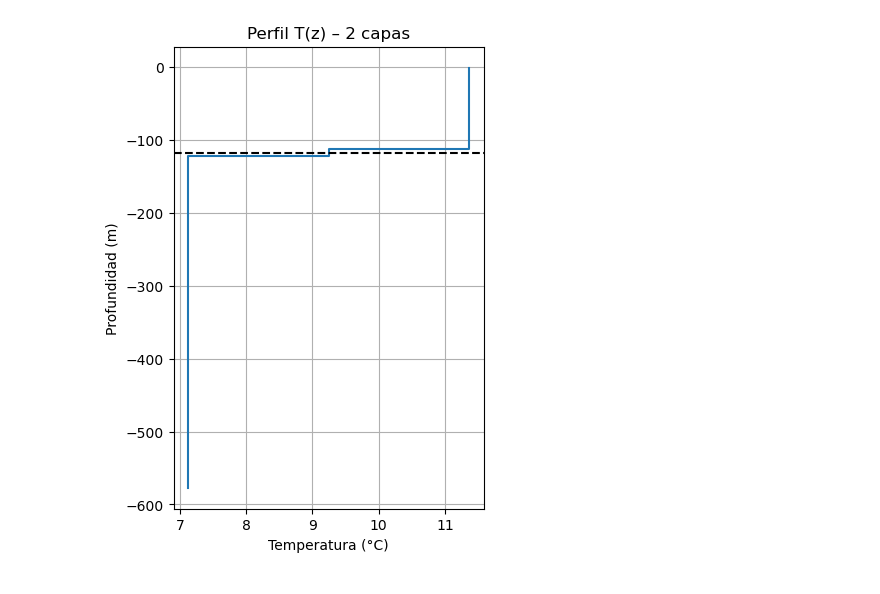
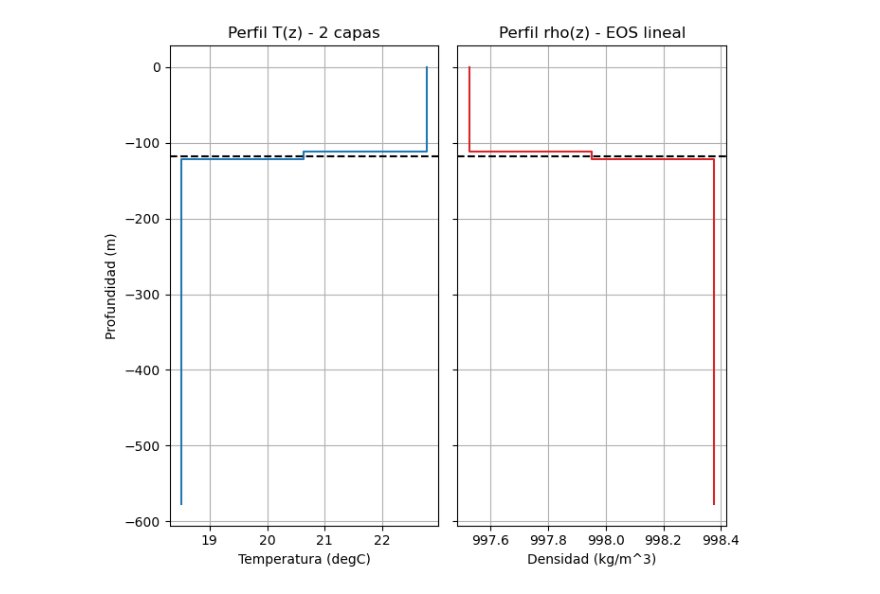
Before and after one commit to Estebanovich/BayIW_Rectan_2layer, a Jupyter notebook: input/make_T_S_bin_2Layer.ipynb, the cells around one changed output. Cells and saved outputs as stored; diff of their text form; code cells hidden in the pictures.

```diff
--- a/input/make_T_S_bin_2Layer.ipynb
+++ b/input/make_T_S_bin_2Layer.ipynb
@@ -1,30 +1,37 @@
 # %%
 """
 Genera binarios MITgcm (T y S) para un perfil de DOS CAPAS
-  - Capa 1: ρ1 = 997.527 kg/m³   (T1 calculada)
-  - Capa 2: ρ2 = 998.377 kg/m³   (T2 calculada)
-  - Interface a z*= +117.52499 m (profundidades positivas hacia abajo)
-Salinidad = 0 psu (se ignora porque sBeta = 0 y saltStepping=.FALSE.)
+  - Capa 1: rho1 = 997.527 kg/m^3   (T1 calculada)
+  - Capa 2: rho2 = 998.377 kg/m^3   (T2 calculada)
+  - Interface a z* = 117.52499 m (profundidades positivas hacia abajo)
+Usa EOS LINEAR del MITgcm con sBeta=0 (densidad depende solo de T).
 """
 
 import numpy as np
 import matplotlib.pyplot as plt
 from pathlib import Path
 
-# ── CONSTANTES DEL MODELO ───────────────────────────────────────
+# --- CONSTANTES DEL MODELO (tomadas de data) ----------------------------
 RHO0  = 999.8       # kg m-3   (rhoNil)
-ALPHA = 2.0e-4      # °C-1     (tAlpha)
+ALPHA = 2.0e-4      # 1/degC   (tAlpha)
+SBETA = 0.0         #          (sBeta)
+TREF  = 11.4        # degC     (tRef constante en data)
+SREF  = 0.0         # psu      (sRef constante en data)
 
-# ── 1. Funciones auxiliares ─────────────────────────────────────
-def rho_to_temp(rho):
-    """Convierte densidad deseada a temperatura usando ρ = ρ0 - ρ0 α T."""
-    return (RHO0 - rho) / (RHO0 * ALPHA)
+# --- 1. Funciones auxiliares --------------------------------------------
+def rho_linear(T, S=SREF):
+    """EOS lineal MITgcm (densidad absoluta)."""
+    return RHO0 * (1.0 + SBETA * (S - SREF) - ALPHA * (T - TREF))
+
+def rho_to_temp(rho_abs, S=SREF):
+    """Convierte densidad deseada a temperatura usando EOS lineal."""
+    return TREF + (1.0 + SBETA * (S - SREF) - rho_abs / RHO0) / ALPHA
 
 def write_binary_3d(field_1d, nx, ny, fname):
-    """Replica un vector (nz,) → (nz,ny,nx) y lo escribe big-endian float64."""
+    """Replica un vector (nz,) -> (nz,ny,nx) y lo escribe big-endian float64."""
     np.tile(field_1d[:, None, None], (1, ny, nx)).astype('>f8').tofile(fname)
 
-# ── 2. Geometría vertical (delR → RC) ───────────────────────────
+# --- 2. Geometria vertical (delR -> RC) ----------------------------------
 delR = np.array([
     1.0,1.1,1.2,1.3,1.4,1.5,1.6,1.7,1.9,
     2.0,2.2,2.4,2.6,2.8,3.0,3.2,3.5,
@@ -33,23 +40,23 @@ delR = np.array([
     13.2,14.3,15.4,16.7,18.0,19.5,21.1,22.8,
     24.6,26.6,28.8,31.1,33.7,36.4,39.3,42.5,
     45.8])
-R_faces = np.r_[0, delR.cumsum()]          # caras
-RC      = 0.5 * (R_faces[:-1] + R_faces[1:])  # centros de celda (+abajo)
+R_faces = np.r_[0, delR.cumsum()]
+RC = 0.5 * (R_faces[:-1] + R_faces[1:])
 
-# ── 3. Parámetros de la capa ────────────────────────────────────
-rho1, rho2     = 997.527, 998.377          # kg m-3
-z_interface    = 117.52499                 # m  (positivos hacia abajo)
+# --- 3. Parametros de la capa -------------------------------------------
+rho1, rho2 = 997.527, 998.377
+z_interface = 117.52499
 
 T1, T2 = rho_to_temp(rho1), rho_to_temp(rho2)
-print(f"T1 = {T1:.2f} °C   T2 = {T2:.2f} °C")
+print(f"T1 = {T1:.2f} degC   T2 = {T2:.2f} degC")
 
-# ── 4. Construir perfil T(z) de dos capas ───────────────────────
-T = np.where(RC < z_interface, T1, T2)     # superior = RC menor
-
-# salinidad dummy
+# --- 4. Construir perfil T(z) de dos capas ------------------------------
+T = np.where(RC < z_interface, T1, T2)
 S = np.zeros_like(T)
 
-# ── 5. Guardar binarios ─────────────────────────────────────────
+rho_profile = rho_linear(T, S)
+
+# --- 5. Guardar binarios ------------------------------------------------
 nx, ny, nz = 560, 352, len(RC)
 outdir = Path("profiles_2layer")
 outdir.mkdir(exist_ok=True)
@@ -59,12 +66,21 @@ write_binary_3d(S, nx, ny, outdir / f"S_dummy_{nz}z_{nx}x{ny}.bin")
 
 print("Binarios escritos en:", outdir.resolve())
 
-# ── 6. (Opcional) Visualización rápida ──────────────────────────
-plt.figure(figsize=(4,6))
-plt.step(T, -RC, where='mid')
-plt.axhline(-z_interface, color='k', ls='--')
-plt.xlabel('Temperatura (°C)')
-plt.ylabel('Profundidad (m)')
-plt.title('Perfil T(z) – 2 capas')
-plt.grid(); plt.show()
+# --- 6. Visualizacion ---------------------------------------------------
+fig, (ax1, ax2) = plt.subplots(1, 2, figsize=(7,6), sharey=True)
+ax1.step(T, -RC, where='mid')
+ax1.axhline(-z_interface, color='k', ls='--')
+ax1.set_xlabel('Temperatura (degC)')
+ax1.set_ylabel('Profundidad (m)')
+ax1.set_title('Perfil T(z) - 2 capas')
+ax1.grid()
+
+ax2.step(rho_profile, -RC, where='mid', color='tab:red')
+ax2.axhline(-z_interface, color='k', ls='--')
+ax2.set_xlabel('Densidad (kg/m^3)')
+ax2.set_title('Perfil rho(z) - EOS lineal')
+ax2.grid()
+
+plt.tight_layout()
+plt.show()
 # %% [output]
@@ -73,4 +89,4 @@ Binarios escritos en: /Volumes/LaCie/Esteban/MITgcm/verification/BayIW_Rectan_2l
-[figure, old version]
+[figure, new version]
 # %%
 for Tii, ii in zip(np.round(T, decimals=1), range(len(RC))):
     print(f'{Tii},', end=" ")
```
Also changed, not shown: parts of 3 cells of this notebook, 6 other files.
